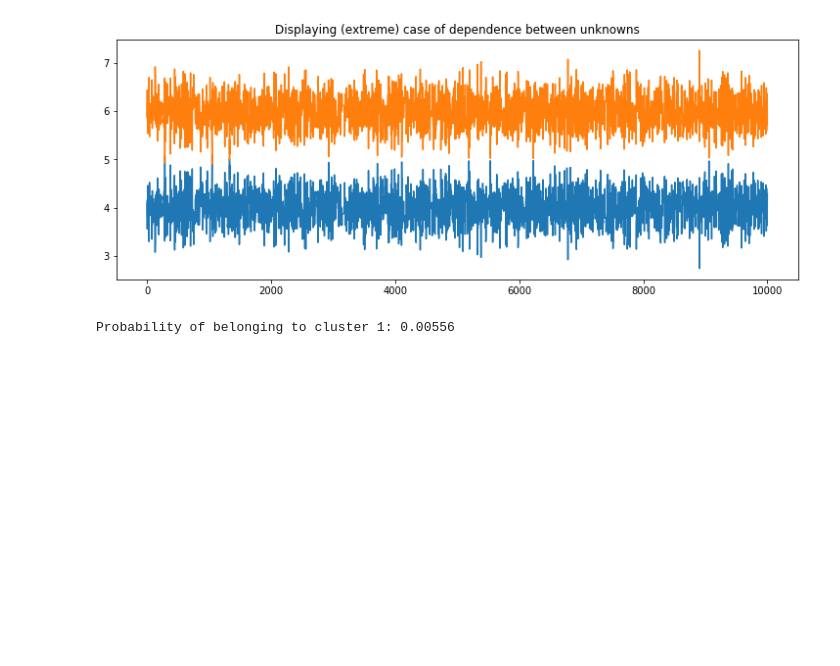
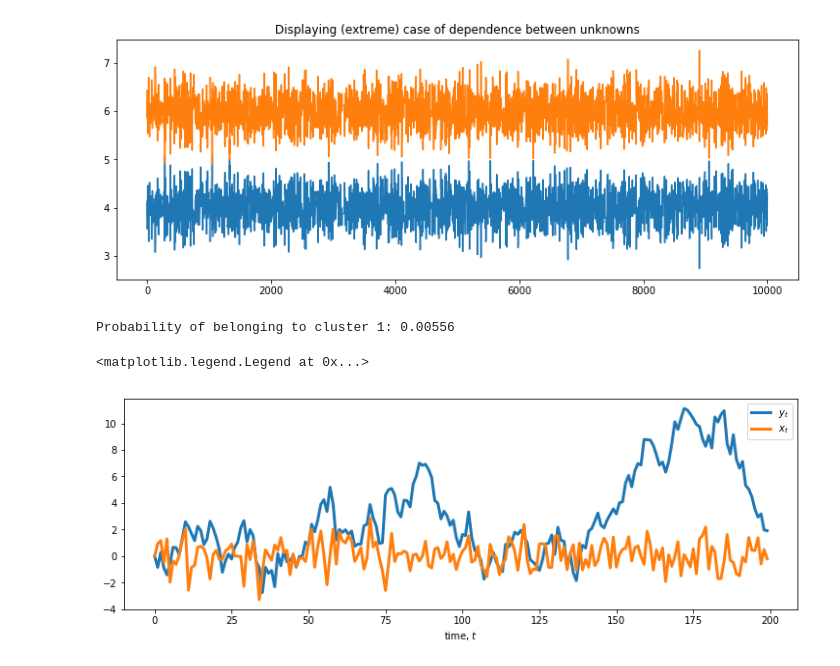
Before and after one commit to TanUkkii007/Probabilistic-Programming-and-Bayesian-Methods-for-Hackers, a Jupyter notebook: ch03/Ch3_IntroMCMC_PyMC3.ipynb, the cells around one changed output. Drawn from its saved outputs; the diff is of its cells as text; code cells hidden in the pictures; blank space fills up the shorter version.

```diff
--- a/ch03/Ch3_IntroMCMC_PyMC3.ipynb
+++ b/ch03/Ch3_IntroMCMC_PyMC3.ipynb
@@ -584,3 +584,19 @@ v = p_l1_given_x > p_l0_given_x
 print("Probability of belonging to cluster 1:", v.mean())
 # %% [output]
 Probability of belonging to cluster 1: 0.00556
+# %%
+figsize(12.5, 4)
+
+x_t = np.random.normal(0, 1, 200)
+x_t[0] = 0
+y_t = np.zeros(200)
+for i in range(1, 200):
+    y_t[i] = np.random.normal(y_t[i - 1], 1)
+
+plt.plot(y_t, label="$y_t$", lw=3)
+plt.plot(x_t, label="$x_t$", lw=3)
+plt.xlabel("time, $t$")
+plt.legend()
+# %% [output]
+<matplotlib.legend.Legend at 0x...>
+[figure, added]
```
Also changed, not shown: parts of 3 cells of this notebook.
